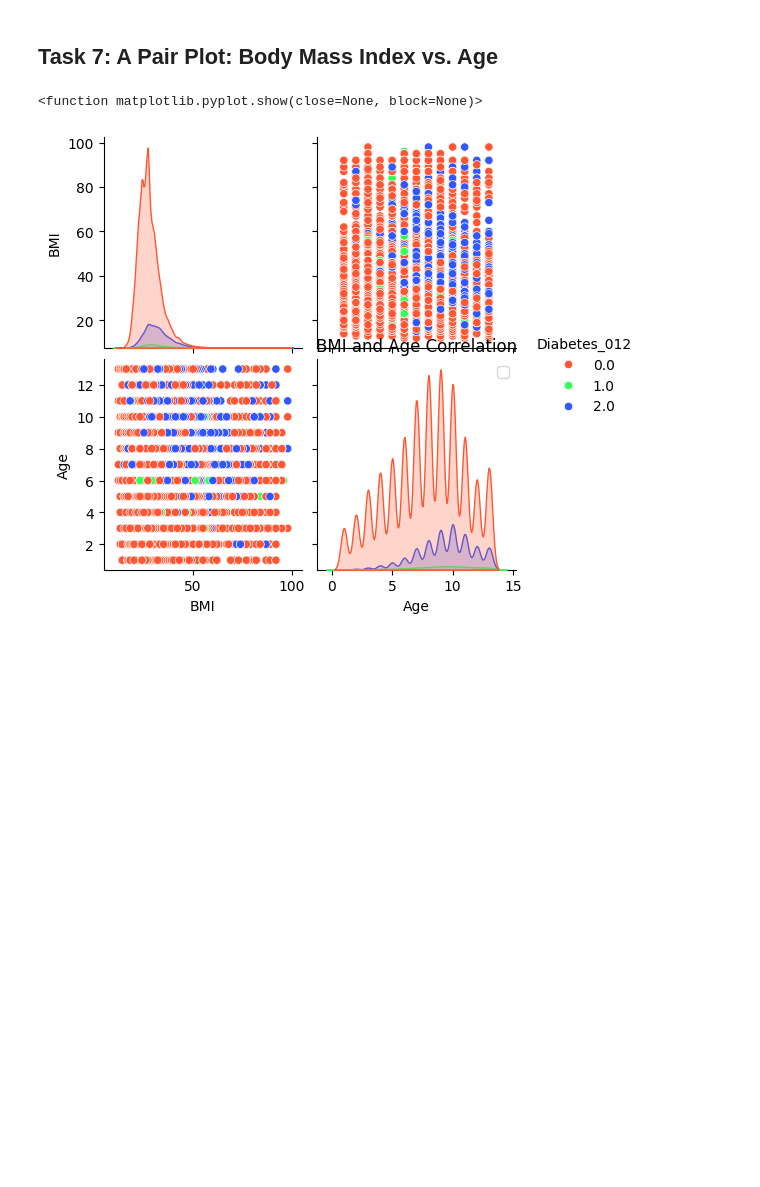
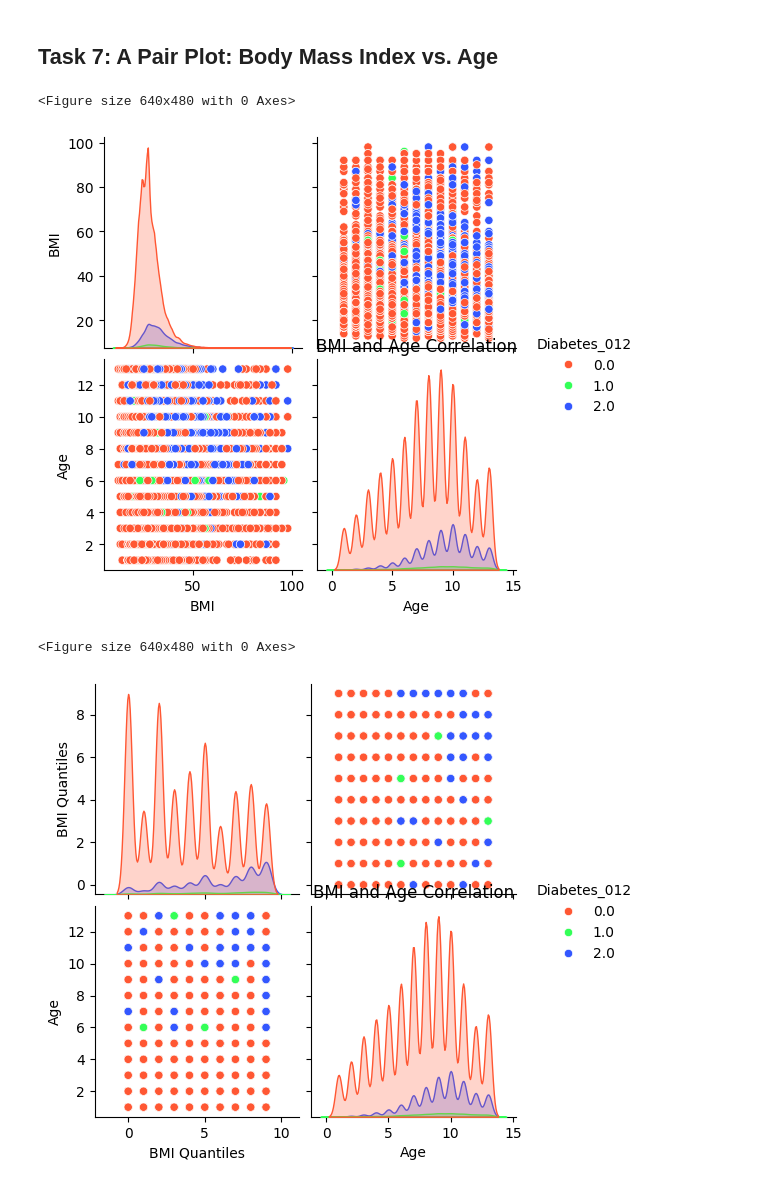
Before and after one commit to gjmessino/python-homework, a Jupyter notebook: ctd-assignment-7.ipynb, the cells around one changed output. Cells and saved outputs as stored; diff of their text form; code cells hidden in the pictures; blank space fills up the shorter version.

```diff
--- a/ctd-assignment-7.ipynb
+++ b/ctd-assignment-7.ipynb
@@ -126,10 +122,20 @@ plt.show
 # %% [markdown]
 ## Task 7: A Pair Plot: Body Mass Index vs. Age
 # %%
+plt.figure(5)
 sns.pairplot(diabetes, vars=['BMI', 'Age'], hue = 'Diabetes_012', palette=['#FF5733', '#33FF57', '#3357FF'])
 plt.title('BMI and Age Correlation')
-plt.legend()
-plt.show
+plt.show()
+
+d_h_i = diabetes.copy()
+d_h_i["BMI Quantiles"] = pd.qcut(d_h_i["BMI"],q=10,labels=False)
+
+plt.figure(6)
+sns.pairplot(d_h_i, vars=['BMI Quantiles', 'Age'],  hue = 'Diabetes_012', palette=['#FF5733', '#33FF57', '#3357FF'])
+plt.title('BMI and Age Correlation')
+plt.show()
 # %% [output]
-<function matplotlib.pyplot.show(close=None, block=None)>
+<Figure size 640x480 with 0 Axes>
 [figure]
+<Figure size 640x480 with 0 Axes>
+[figure, added]
```
Also changed, not shown: parts of 5 cells of this notebook.
